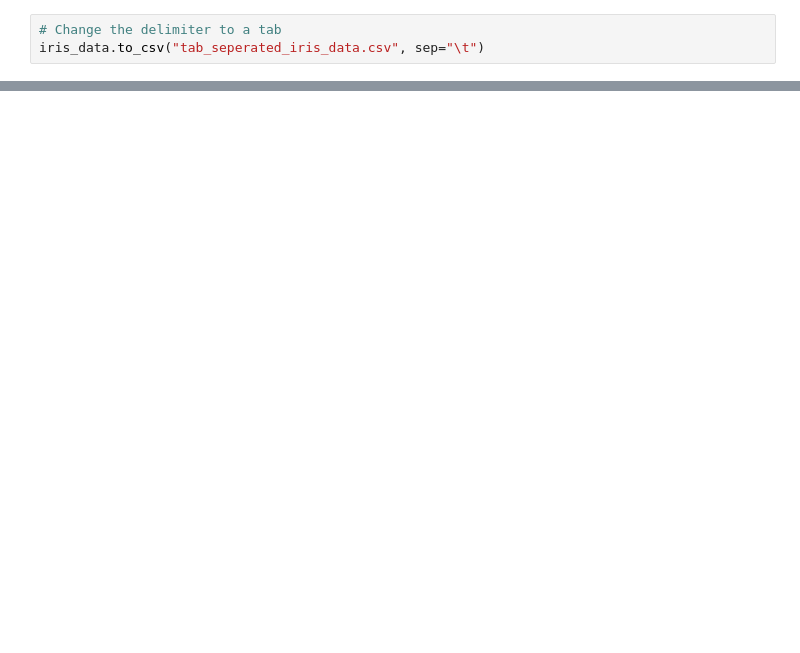
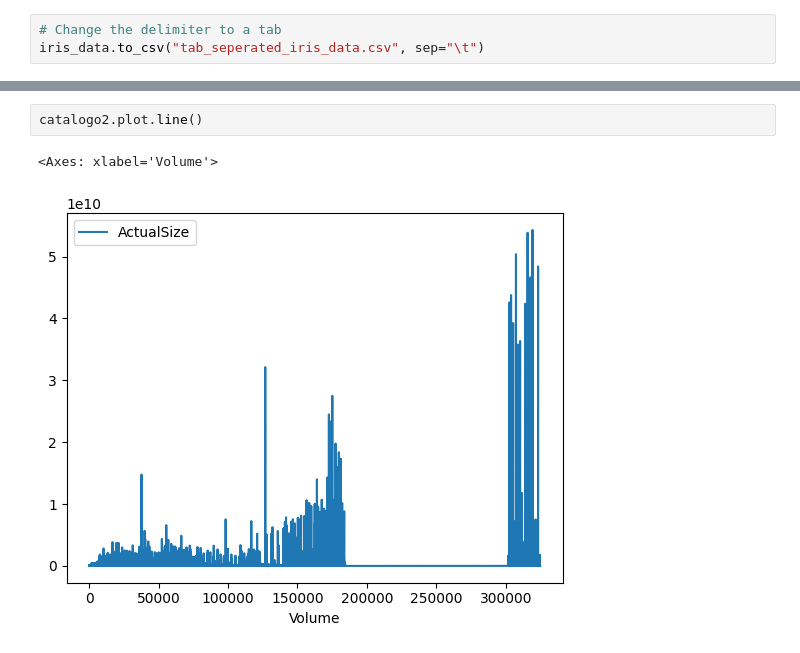
Before and after one commit to ZEDTARIK/jyputer, a Jupyter notebook: Pandas_Read_CSV/pandas.ipynb, the cells around one changed output, grey strips where cells are left out. Cells and saved outputs as stored; diff of their text form; blank space fills up the shorter version.

```diff
--- a/Pandas_Read_CSV/pandas.ipynb
+++ b/Pandas_Read_CSV/pandas.ipynb
@@ -105,0 +163,5 @@ iris_data.to_csv("tab_seperated_iris_data.csv", sep="\t")
+# %%
+catalogo2.plot.line()
+# %% [output]
+<Axes: xlabel='Volume'>
+[figure, added]
```
Also changed, not shown: parts of 9 cells of this notebook.
